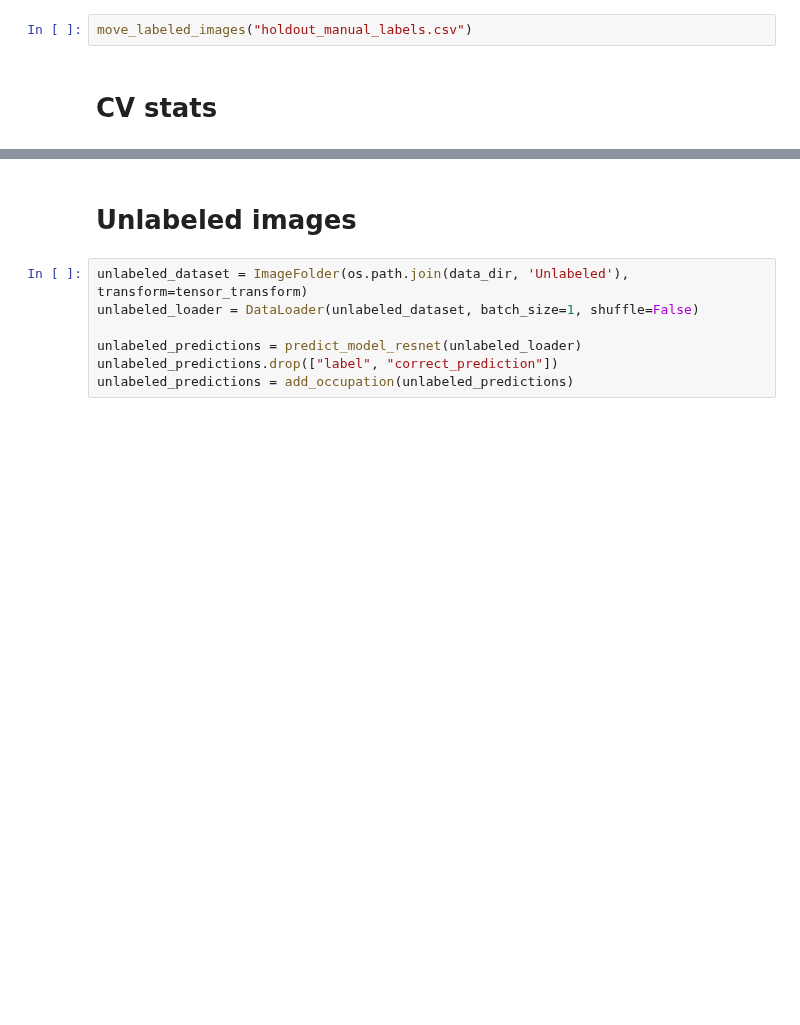
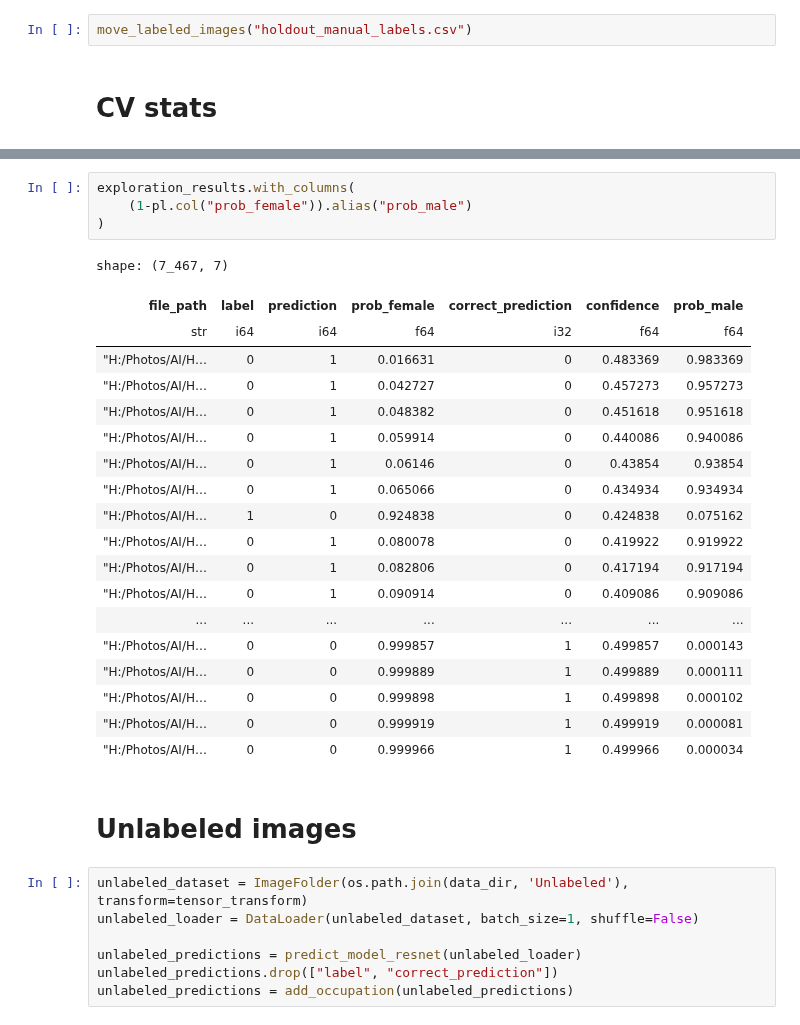
Before and after one commit to Breza/genderative_ai, a Jupyter notebook: Analysis/genderative_analysis.ipynb, the cells around one changed output, grey strips where cells are left out. Drawn from its saved outputs; the diff is of its cells as text; blank space fills up the shorter version.

```diff
--- a/Analysis/genderative_analysis.ipynb
+++ b/Analysis/genderative_analysis.ipynb
@@ -801,3 +843,27 @@ plt.show()
+# %%
+exploration_results.with_columns(
+    (1-pl.col("prob_female")).alias("prob_male")
+)
+# %% [output]
+shape: (7_467, 7)
+| file_path | label | prediction | prob_female | correct_prediction | confidence | prob_male |
+| str | i64 | i64 | f64 | i32 | f64 | f64 |
+| "H:/Photos/AI/H… | 0 | 1 | 0.016631 | 0 | 0.483369 | 0.983369 |
+| "H:/Photos/AI/H… | 0 | 1 | 0.042727 | 0 | 0.457273 | 0.957273 |
+| "H:/Photos/AI/H… | 0 | 1 | 0.048382 | 0 | 0.451618 | 0.951618 |
+| "H:/Photos/AI/H… | 0 | 1 | 0.059914 | 0 | 0.440086 | 0.940086 |
+| "H:/Photos/AI/H… | 0 | 1 | 0.06146 | 0 | 0.43854 | 0.93854 |
+| "H:/Photos/AI/H… | 0 | 1 | 0.065066 | 0 | 0.434934 | 0.934934 |
+| "H:/Photos/AI/H… | 1 | 0 | 0.924838 | 0 | 0.424838 | 0.075162 |
+| "H:/Photos/AI/H… | 0 | 1 | 0.080078 | 0 | 0.419922 | 0.919922 |
+| "H:/Photos/AI/H… | 0 | 1 | 0.082806 | 0 | 0.417194 | 0.917194 |
+| "H:/Photos/AI/H… | 0 | 1 | 0.090914 | 0 | 0.409086 | 0.909086 |
+| ... | ... | ... | ... | ... | ... | ... |
+| "H:/Photos/AI/H… | 0 | 0 | 0.999857 | 1 | 0.499857 | 0.000143 |
+| "H:/Photos/AI/H… | 0 | 0 | 0.999889 | 1 | 0.499889 | 0.000111 |
+| "H:/Photos/AI/H… | 0 | 0 | 0.999898 | 1 | 0.499898 | 0.000102 |
+| "H:/Photos/AI/H… | 0 | 0 | 0.999919 | 1 | 0.499919 | 0.000081 |
+| "H:/Photos/AI/H… | 0 | 0 | 0.999966 | 1 | 0.499966 | 0.000034 |
 # %% [markdown]
 # Unlabeled images
 # %%
```
Also changed, not shown: parts of 13 cells of this notebook.
